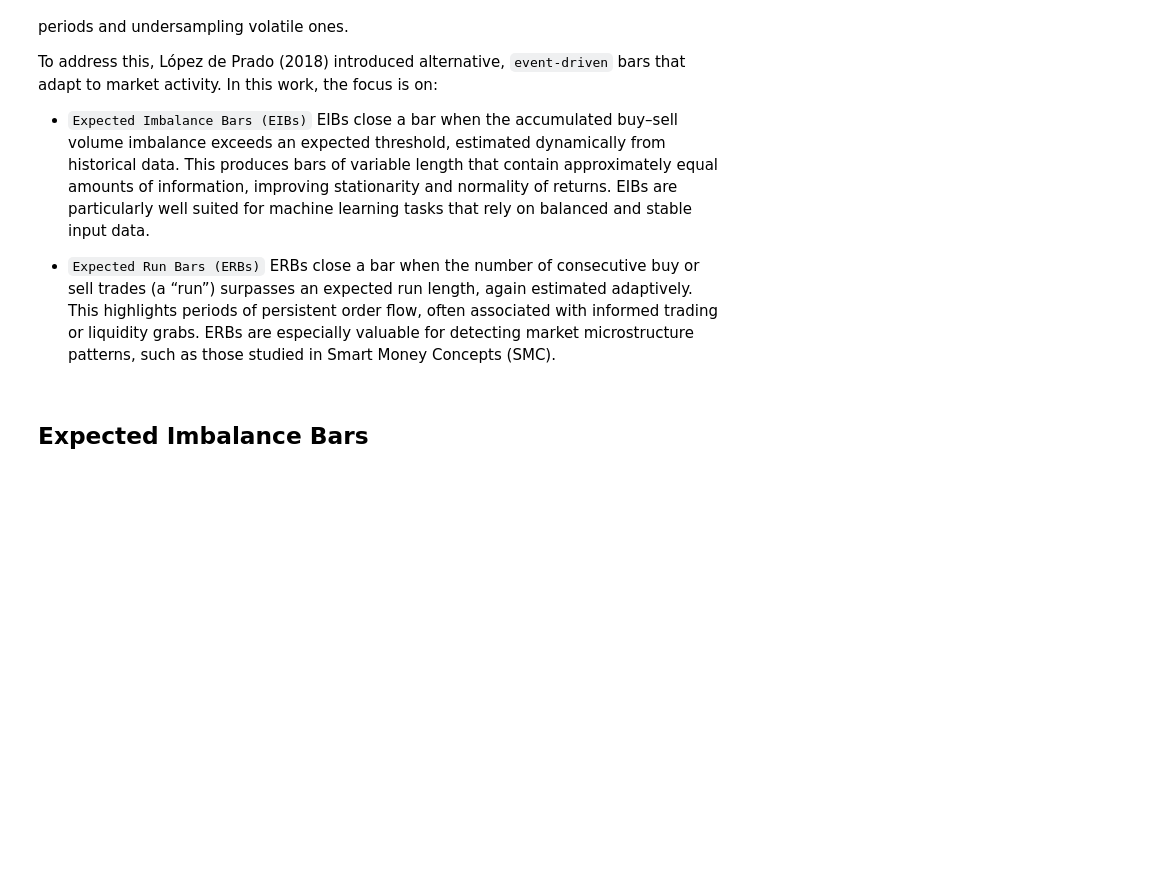
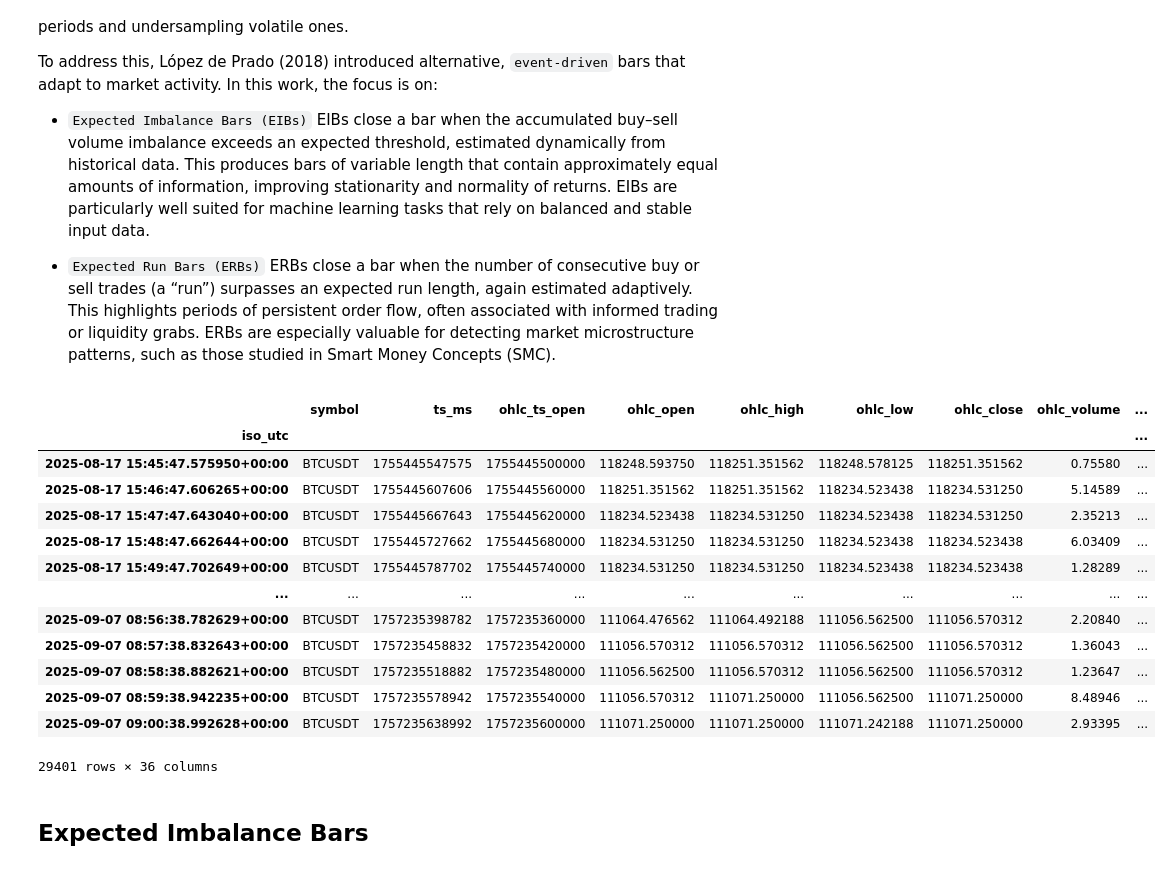
Before and after one commit to engr-bobet-14/Trading-Systems, a Jupyter notebook: smart-money/Notebook/[01] Data Structures.ipynb, the cells around one changed output. Drawn from its saved outputs; the diff is of its cells as text; code cells hidden in the pictures; blank space fills up the shorter version.

```diff
--- a/smart-money/Notebook/[01] Data Structures.ipynb
+++ b/smart-money/Notebook/[01] Data Structures.ipynb
@@ -589,6 +646,23 @@ features = [
     'spot_price','perp_mark_price','basis_abs','basis_pct',
     'funding_rate','next_funding_time_ms'
 ]
+# %%
+df
+# %% [output]
+|  | symbol | ts_ms | ohlc_ts_open | ohlc_open | ohlc_high | ohlc_low | ohlc_close | ohlc_volume | ... |
+| iso_utc |  |  |  |  |  |  |  |  | ... |
+| 2025-08-17 15:45:47.575950+00:00 | BTCUSDT | 1755445547575 | 1755445500000 | 118248.593750 | 118251.351562 | 118248.578125 | 118251.351562 | 0.75580 | ... |
+| 2025-08-17 15:46:47.606265+00:00 | BTCUSDT | 1755445607606 | 1755445560000 | 118251.351562 | 118251.351562 | 118234.523438 | 118234.531250 | 5.14589 | ... |
+| 2025-08-17 15:47:47.643040+00:00 | BTCUSDT | 1755445667643 | 1755445620000 | 118234.523438 | 118234.531250 | 118234.523438 | 118234.531250 | 2.35213 | ... |
+| 2025-08-17 15:48:47.662644+00:00 | BTCUSDT | 1755445727662 | 1755445680000 | 118234.531250 | 118234.531250 | 118234.523438 | 118234.523438 | 6.03409 | ... |
+| 2025-08-17 15:49:47.702649+00:00 | BTCUSDT | 1755445787702 | 1755445740000 | 118234.531250 | 118234.531250 | 118234.523438 | 118234.523438 | 1.28289 | ... |
+| ... | ... | ... | ... | ... | ... | ... | ... | ... | ... |
+| 2025-09-07 08:56:38.782629+00:00 | BTCUSDT | 1757235398782 | 1757235360000 | 111064.476562 | 111064.492188 | 111056.562500 | 111056.570312 | 2.20840 | ... |
+| 2025-09-07 08:57:38.832643+00:00 | BTCUSDT | 1757235458832 | 1757235420000 | 111056.570312 | 111056.570312 | 111056.562500 | 111056.570312 | 1.36043 | ... |
+| 2025-09-07 08:58:38.882621+00:00 | BTCUSDT | 1757235518882 | 1757235480000 | 111056.562500 | 111056.570312 | 111056.562500 | 111056.570312 | 1.23647 | ... |
+| 2025-09-07 08:59:38.942235+00:00 | BTCUSDT | 1757235578942 | 1757235540000 | 111056.570312 | 111071.250000 | 111056.562500 | 111071.250000 | 8.48946 | ... |
+| 2025-09-07 09:00:38.992628+00:00 | BTCUSDT | 1757235638992 | 1757235600000 | 111071.250000 | 111071.250000 | 111071.242188 | 111071.250000 | 2.93395 | ... |
+29401 rows × 36 columns
 # %% [markdown]
 ## Expected Imbalance Bars
 # %%
```
Also changed, not shown: parts of 25 cells of this notebook, 1 other file.
